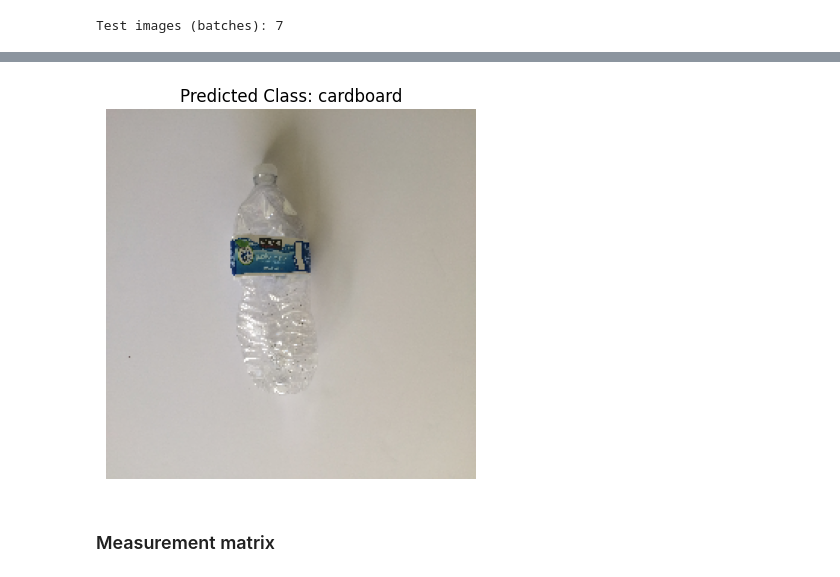
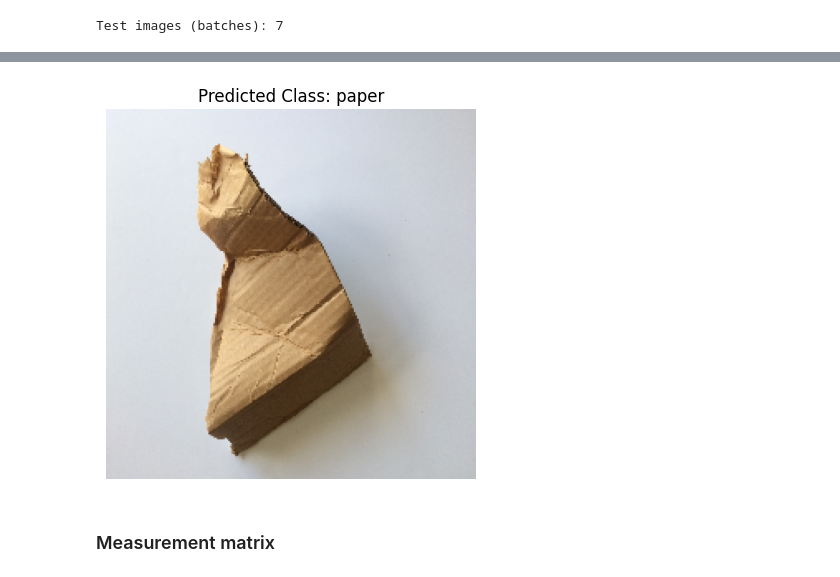
Before and after one commit to hasyahazizi/Recyclable-Waste-Classification-using-Image-Processing, a Jupyter notebook: VGG16.ipynb, the cells around one changed output, grey strips where cells are left out. Saved outputs shown, nothing was run; the diff lists cells and outputs as text; code cells hidden in the pictures.

```diff
--- a/VGG16.ipynb
+++ b/VGG16.ipynb
@@ -40,7 +42,7 @@ print(class_names)
 ['cardboard', 'glass', 'metal', 'paper', 'plastic', 'trash']
 # %%
 BATCH_SIZE = 32
-IMAGE_SIZE = [244,244]
+IMAGE_SIZE = [224,224]
 SEED = 123
 VALIDATION_SPLIT = 0.2
 TEST_SPLIT = 0.1
@@ -120,18 +140,18 @@ train_datagen = ImageDataGenerator(
 # Create training and validation data generators
 train_generator = train_datagen.flow_from_directory(
     'dataset-original',
-    target_size=(244, 244),  # Resize images to this size
+    target_size=(224, 224),  # Resize images to this size
     batch_size=32,
-    class_mode='categorical',  # Use 'categorical' for multi-class classification
+    class_mode='sparse',  # Produce integer labels
     subset='training',  # Set as training data
     seed=123  # for reproducibility
 )
 
 val_generator = train_datagen.flow_from_directory(
     'dataset-original',
-    target_size=(244, 244),
+    target_size=(224, 224),
     batch_size=32,
-    class_mode='categorical',
+    class_mode='sparse',
     subset='validation',  # Set as validation data
     seed=123
 )
@@ -151,7 +191,10 @@ vgg = VGG16(input_shape=IMAGE_SIZE + [3], weights='imagenet', include_top=False)
 for layer in vgg.layers:
   layer.trainable = False # freeze
 # %%
-x = Flatten()(vgg.output)
+# x = Flatten()(vgg.output)
+x = GlobalAveragePooling2D()(vgg.output)
+x = Dense(256, activation='relu')(x)
+x = Dropout(0.5)(x)
 prediction = tf.keras.layers.Dense(num_classes, activation='softmax')(x)
 model = tf.keras.Model(inputs=vgg.input, outputs=prediction)
 # %%
@@ -180,10 +223,10 @@ Model: "functional_19"
  Non-trainable params: 14,714,688 (56.13 MB)
 # %%
 # Compile the model
-model.compile(optimizer='adam',
+model.compile(optimizer=Adam(1e-4),
               loss='sparse_categorical_crossentropy',
               metrics=['accuracy'])
 
-history = model.fit(train_ds, validation_data=val_ds, epochs=10)
+history = model.fit(train_generator, validation_data=val_generator, epochs=10)
 # %% [output]
 Epoch 1/10
@@ -269,27 +312,27 @@ y_pred = np.argmax(y_pred_probs, axis=1)  # Get the predicted classes
 # %%
 # Constants
-IMAGE_PATH = 'dataset-original/plastic/plastic5.jpg'  # Path to the single image
-IMAGE_SIZE = (244, 244)
+IMAGE_PATH = 'dataset-original/cardboard/cardboard145.jpg'
+IMAGE_SIZE = (224, 224)  # VGG16 requires 224x224
 
 # Load the image
 img = image.load_img(IMAGE_PATH, target_size=IMAGE_SIZE)
-img_array = image.img_to_array(img)  # Convert image to array
+img_array = image.img_to_array(img)
 
-# Preprocess the image
+# Preprocess the image PROPERLY for VGG16
 img_array = np.expand_dims(img_array, axis=0)  # Add batch dimension
-img_array /= 255.0  # Normalize to [0, 1] if trained with this normalization
+img_array = preprocess_input(img_array)  # VGG16 specific preprocessing (DO NOT divide by 255!)
 
 # Make predictions
 predictions = model.predict(img_array)
 predicted_class = np.argmax(predictions, axis=1)
 
-# Display the image and the predicted class
+# Verify class order matches training
 class_names = ['cardboard', 'glass', 'metal', 'paper', 'plastic', 'trash']
-predicted_class_name = class_names[predicted_class[0]]
+print("Model expects class order:", train_generator.class_indices)  # Add this line
 
-# Show the image with prediction
-plt.imshow(img)
-plt.title(f'Predicted Class: {predicted_class_name}')
-plt.axis('off')  # Hide axis
+# Display results
+plt.imshow(img)  # Show original image (not preprocessed array)
+plt.title(f'Predicted Class: {class_names[predicted_class[0]]}')
+plt.axis('off')
 plt.show()
 # %% [output]
@@ -297,4 +341,4 @@ plt.show()
-[figure, old version]
+[figure, new version]
 # %% [markdown]
 ### Measurement matrix
 # %%
```
Also changed, not shown: parts of 16 cells of this notebook.
